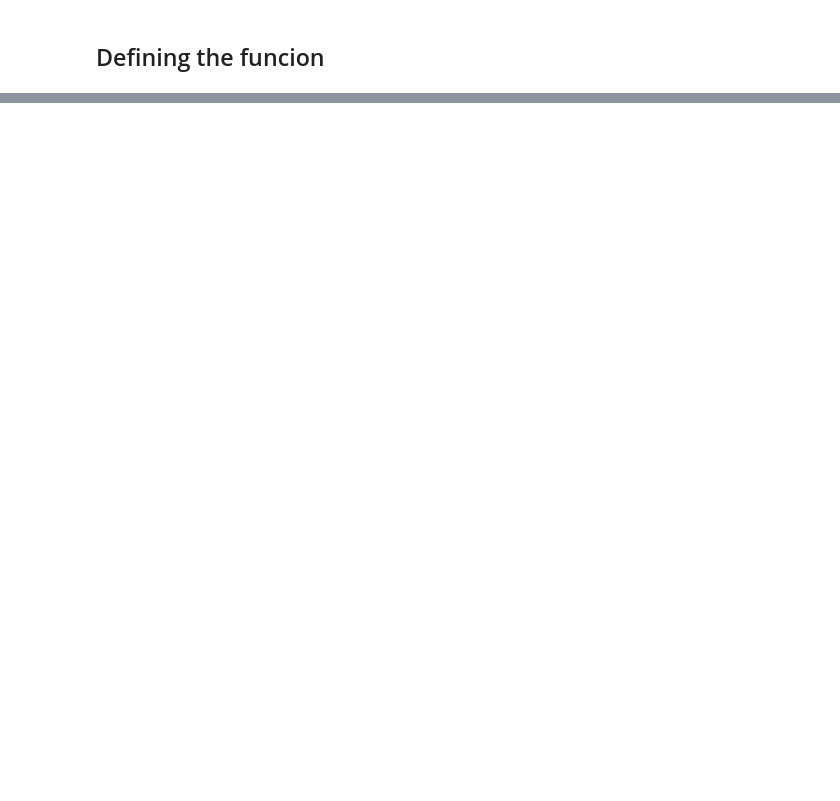
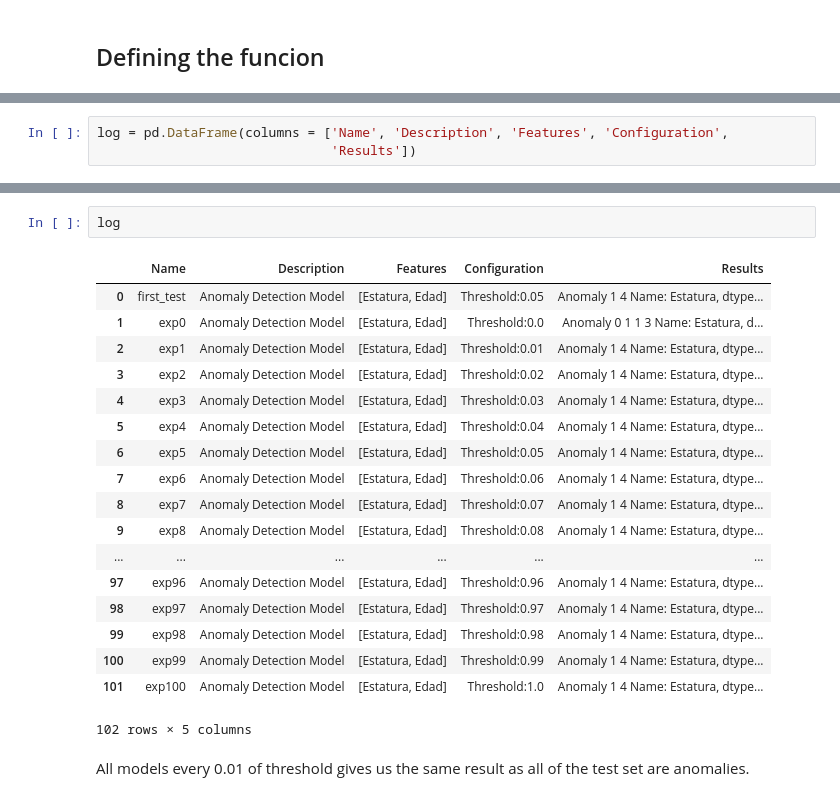
Before and after one commit to joser834/Data-Science, a Jupyter notebook: MS_DataScience/Anomaly Detection/Anomaly Detection Model.ipynb, the cells around one changed output, grey strips where cells are left out. Saved outputs shown, nothing was run; the diff lists cells and outputs as text; blank space fills up the shorter version.

Commit message:
new test for anomalies

```diff
--- a/MS_DataScience/Anomaly Detection/Anomaly Detection Model.ipynb
+++ b/MS_DataScience/Anomaly Detection/Anomaly Detection Model.ipynb
@@ -54,0 +66,3 @@ def anomaly_detection(x_train, x_test, threshold, exp_name):
+# %%
+log = pd.DataFrame(columns = ['Name', 'Description', 'Features', 'Configuration',
+                              'Results'])
@@ -63,0 +133,23 @@ array([0, 0, 0, 0, 1, 0, 1, 1, 1, 0, 0, 0, 1, 0, 0, 1, 0, 1, 0, 0])
+# %%
+log
+# %% [output]
+|  | Name | Description | Features | Configuration | Results |
+| 0 | first_test | Anomaly Detection Model | [Estatura, Edad] | Threshold:0.05 | Anomaly 1 4 Name: Estatura, dtype... |
+| 1 | exp0 | Anomaly Detection Model | [Estatura, Edad] | Threshold:0.0 | Anomaly 0 1 1 3 Name: Estatura, d... |
+| 2 | exp1 | Anomaly Detection Model | [Estatura, Edad] | Threshold:0.01 | Anomaly 1 4 Name: Estatura, dtype... |
+| 3 | exp2 | Anomaly Detection Model | [Estatura, Edad] | Threshold:0.02 | Anomaly 1 4 Name: Estatura, dtype... |
+| 4 | exp3 | Anomaly Detection Model | [Estatura, Edad] | Threshold:0.03 | Anomaly 1 4 Name: Estatura, dtype... |
+| 5 | exp4 | Anomaly Detection Model | [Estatura, Edad] | Threshold:0.04 | Anomaly 1 4 Name: Estatura, dtype... |
+| 6 | exp5 | Anomaly Detection Model | [Estatura, Edad] | Threshold:0.05 | Anomaly 1 4 Name: Estatura, dtype... |
+| 7 | exp6 | Anomaly Detection Model | [Estatura, Edad] | Threshold:0.06 | Anomaly 1 4 Name: Estatura, dtype... |
+| 8 | exp7 | Anomaly Detection Model | [Estatura, Edad] | Threshold:0.07 | Anomaly 1 4 Name: Estatura, dtype... |
+| 9 | exp8 | Anomaly Detection Model | [Estatura, Edad] | Threshold:0.08 | Anomaly 1 4 Name: Estatura, dtype... |
+| ... | ... | ... | ... | ... | ... |
+| 97 | exp96 | Anomaly Detection Model | [Estatura, Edad] | Threshold:0.96 | Anomaly 1 4 Name: Estatura, dtype... |
+| 98 | exp97 | Anomaly Detection Model | [Estatura, Edad] | Threshold:0.97 | Anomaly 1 4 Name: Estatura, dtype... |
+| 99 | exp98 | Anomaly Detection Model | [Estatura, Edad] | Threshold:0.98 | Anomaly 1 4 Name: Estatura, dtype... |
+| 100 | exp99 | Anomaly Detection Model | [Estatura, Edad] | Threshold:0.99 | Anomaly 1 4 Name: Estatura, dtype... |
+| 101 | exp100 | Anomaly Detection Model | [Estatura, Edad] | Threshold:1.0 | Anomaly 1 4 Name: Estatura, dtype... |
+102 rows × 5 columns
+# %% [markdown]
+All models every 0.01 of threshold gives us the same result as all of the test set are anomalies.
```
Also changed, not shown: parts of 9 cells of this notebook, 8 other files.
